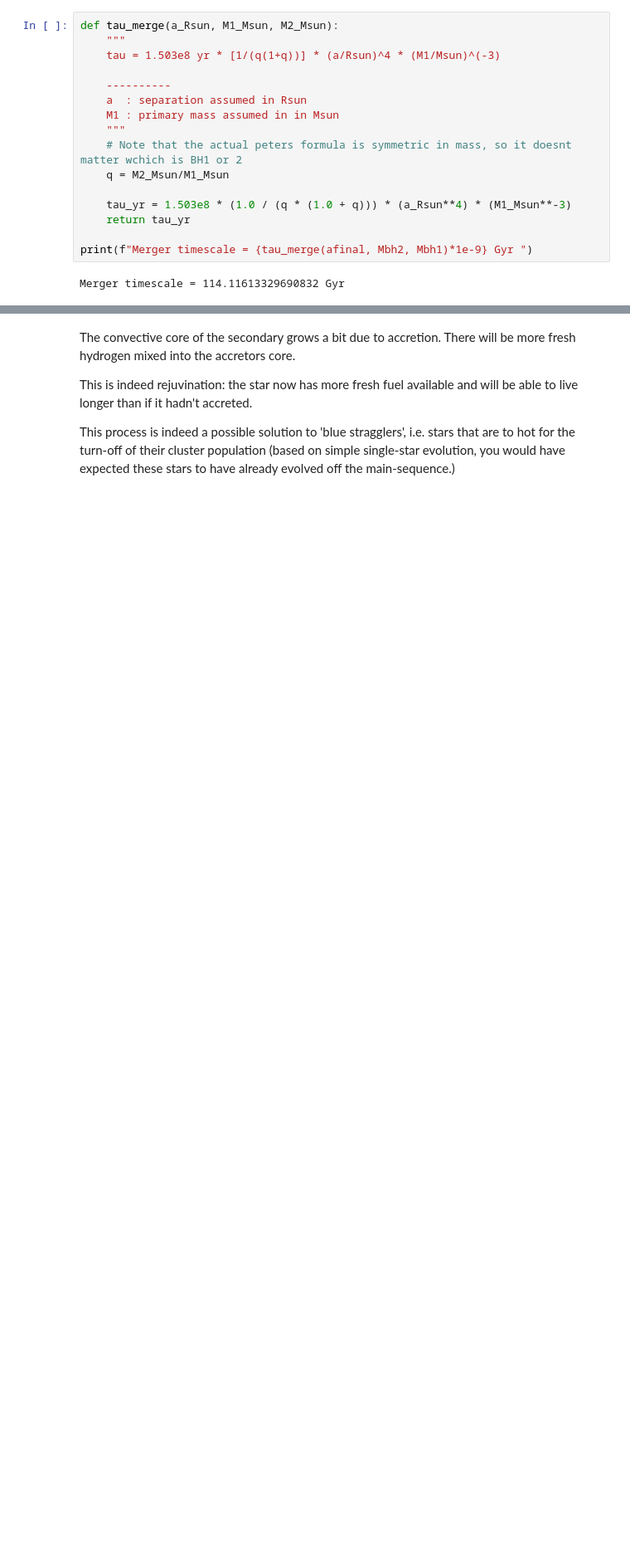
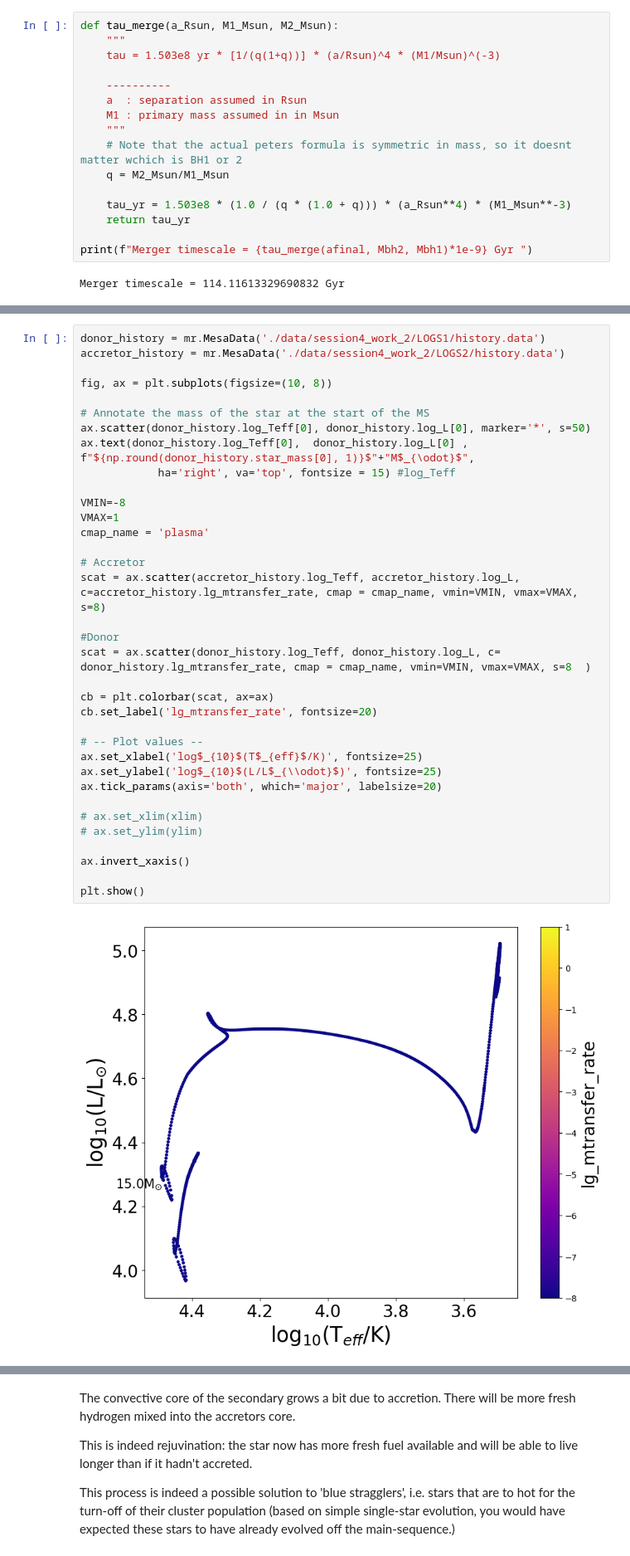
Before and after one commit to LiekeVanSon/ASBE-course, a Jupyter notebook: practicum/session4/solutions_session4/solutions_session4.ipynb, the cells around one changed output, grey strips where cells are left out. Shown: that part at 83% size. Drawn from its saved outputs; the diff is of its cells as text; blank space fills up the shorter version.

```diff
--- a/practicum/session4/solutions_session4/solutions_session4.ipynb
+++ b/practicum/session4/solutions_session4/solutions_session4.ipynb
@@ -344,0 +234,38 @@ The main effect of accretion is the compression of underlying layers which relea
+# %%
+donor_history = mr.MesaData('./data/session4_work_2/LOGS1/history.data')
+accretor_history = mr.MesaData('./data/session4_work_2/LOGS2/history.data')
+
+fig, ax = plt.subplots(figsize=(10, 8))
+
+# Annotate the mass of the star at the start of the MS
+ax.scatter(donor_history.log_Teff[0], donor_history.log_L[0], marker='*', s=50)
+ax.text(donor_history.log_Teff[0],  donor_history.log_L[0] , f"${np.round(donor_history.star_mass[0], 1)}$"+"M$_{\odot}$",
+            ha='right', va='top', fontsize = 15) #log_Teff
+
+VMIN=-8
+VMAX=1
+cmap_name = 'plasma'
+
+# Accretor
+scat = ax.scatter(accretor_history.log_Teff, accretor_history.log_L,
+c=accretor_history.lg_mtransfer_rate, cmap = cmap_name, vmin=VMIN, vmax=VMAX, s=8)
+
+#Donor
+scat = ax.scatter(donor_history.log_Teff, donor_history.log_L, c= donor_history.lg_mtransfer_rate, cmap = cmap_name, vmin=VMIN, vmax=VMAX, s=8  )
+
+cb = plt.colorbar(scat, ax=ax)
+cb.set_label('lg_mtransfer_rate', fontsize=20)
+
+# -- Plot values --
+ax.set_xlabel('log$_{10}$(T$_{eff}$/K)', fontsize=25)
+ax.set_ylabel('log$_{10}$(L/L$_{\\odot}$)', fontsize=25)
+ax.tick_params(axis='both', which='major', labelsize=20)
+
+# ax.set_xlim(xlim)
+# ax.set_ylim(ylim)
+
+ax.invert_xaxis()
+
+plt.show()
+# %% [output]
+[figure, added]
```
Also changed, not shown: parts of 36 cells of this notebook, 16 other files.
